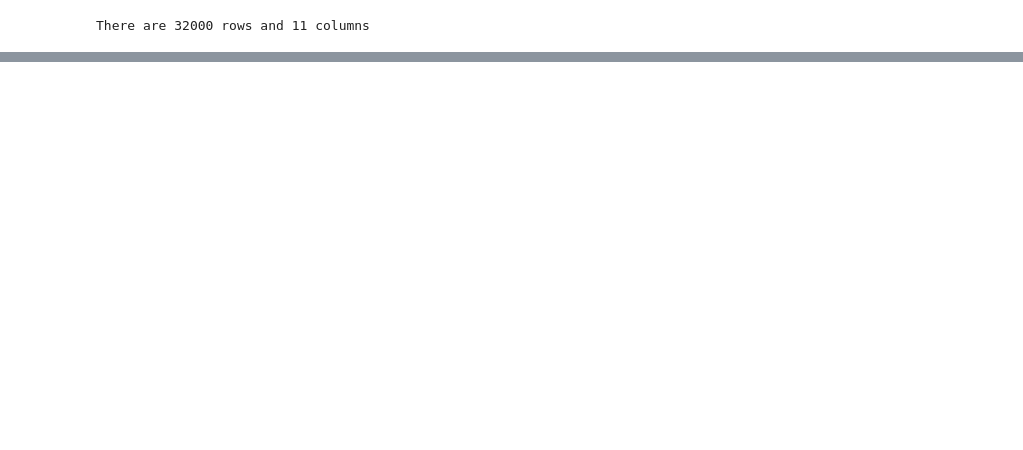
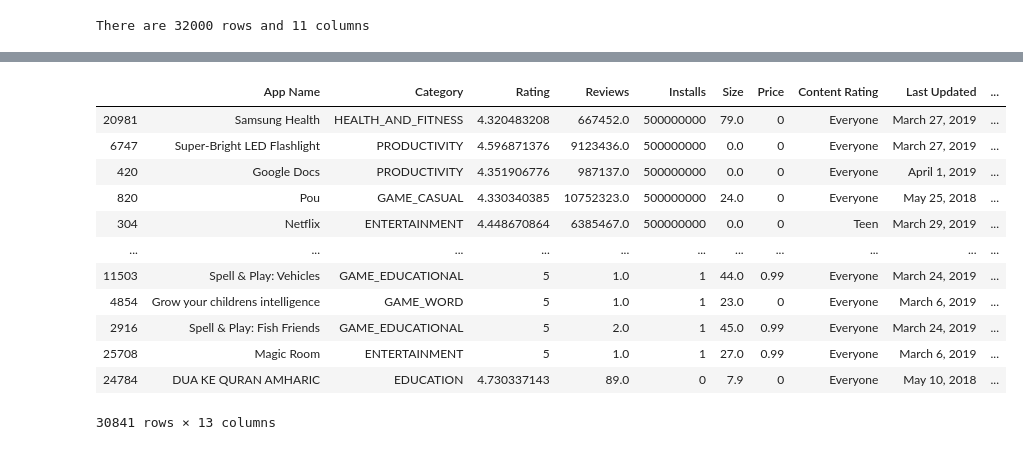
Before and after one commit to varun921995/App-Prophesy, a Jupyter notebook: dataset/Machine Modelling.ipynb, the cells around one changed output, grey strips where cells are left out. Cells and saved outputs as stored; diff of their text form; code cells hidden in the pictures; blank space fills up the shorter version.

```diff
--- a/dataset/Machine Modelling.ipynb
+++ b/dataset/Machine Modelling.ipynb
@@ -137,0 +209,31 @@ df_train['Rating'] =df_train['Rating'].apply(lambda x: round(x, 2))
+# %%
+regex = [r',']
+for j in regex:
+    df_train['Size'] = df_train['Size'].astype(str).apply(lambda x : re.sub(j, '', x))
+
+# Convert kbytes to Mbytes
+k_indices = df_train['Size'].loc[df_train['Size'].str.contains('k')].index.tolist()
+converter = pd.DataFrame(df_train.loc[k_indices, 'Size'].apply(lambda x: x.strip('k')).astype(float).apply(lambda x: x / 1024).apply(lambda x: round(x, 3)).astype(str))
+df_train.loc[k_indices,'Size'] = converter
+
+
+df_train['Size'] = df_train['Size'].apply(lambda x: x.strip('M'))
+df_train.loc[df_train['Size'] == 'Varies with device', 'Size'] = 0
+# df_train[df_train['Size'] == 'Varies with device','Size'] = 0
+df_train['Size'] = df_train['Size'].astype(float)
+
+df_train
+# %% [output]
+|  | App Name | Category | Rating | Reviews | Installs | Size | Price | Content Rating | Last Updated | ... |
+| 20981 | Samsung Health | HEALTH_AND_FITNESS | 4.320483208 | 667452.0 | 500000000 | 79.0 | 0 | Everyone | March 27, 2019 | ... |
+| 6747 | Super-Bright LED Flashlight | PRODUCTIVITY | 4.596871376 | 9123436.0 | 500000000 | 0.0 | 0 | Everyone | March 27, 2019 | ... |
+| 420 | Google Docs | PRODUCTIVITY | 4.351906776 | 987137.0 | 500000000 | 0.0 | 0 | Everyone | April 1, 2019 | ... |
+| 820 | Pou | GAME_CASUAL | 4.330340385 | 10752323.0 | 500000000 | 24.0 | 0 | Everyone | May 25, 2018 | ... |
+| 304 | Netflix | ENTERTAINMENT | 4.448670864 | 6385467.0 | 500000000 | 0.0 | 0 | Teen | March 29, 2019 | ... |
+| ... | ... | ... | ... | ... | ... | ... | ... | ... | ... | ... |
+| 11503 | Spell & Play: Vehicles | GAME_EDUCATIONAL | 5 | 1.0 | 1 | 44.0 | 0.99 | Everyone | March 24, 2019 | ... |
+| 4854 | Grow your childrens intelligence | GAME_WORD | 5 | 1.0 | 1 | 23.0 | 0 | Everyone | March 6, 2019 | ... |
+| 2916 | Spell & Play: Fish Friends | GAME_EDUCATIONAL | 5 | 2.0 | 1 | 45.0 | 0.99 | Everyone | March 24, 2019 | ... |
+| 25708 | Magic Room | ENTERTAINMENT | 5 | 1.0 | 1 | 27.0 | 0.99 | Everyone | March 6, 2019 | ... |
+| 24784 | DUA KE QURAN AMHARIC | EDUCATION | 4.730337143 | 89.0 | 0 | 7.9 | 0 | Everyone | May 10, 2018 | ... |
+30841 rows × 13 columns
```
Also changed, not shown: parts of 28 cells of this notebook, 6 other files.
